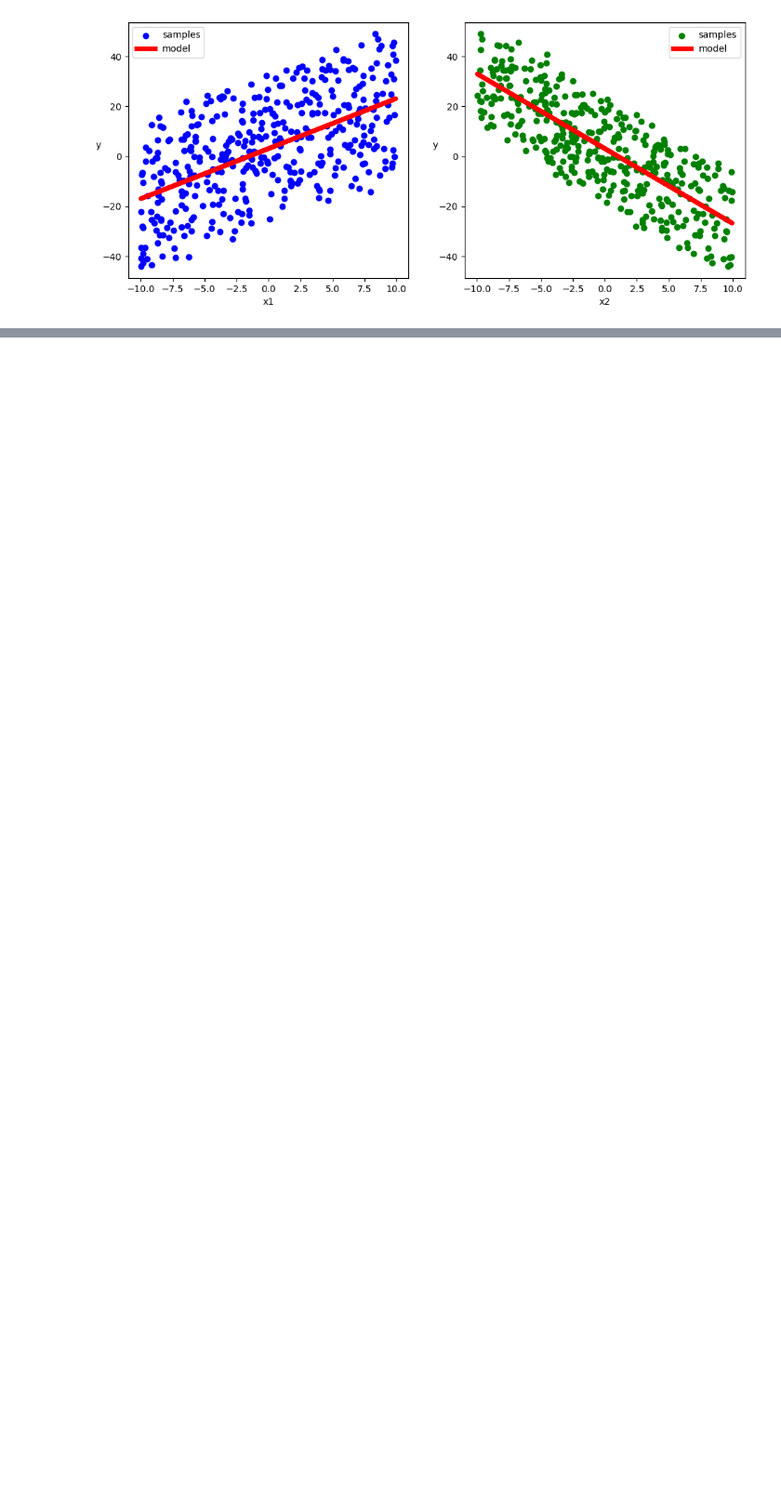
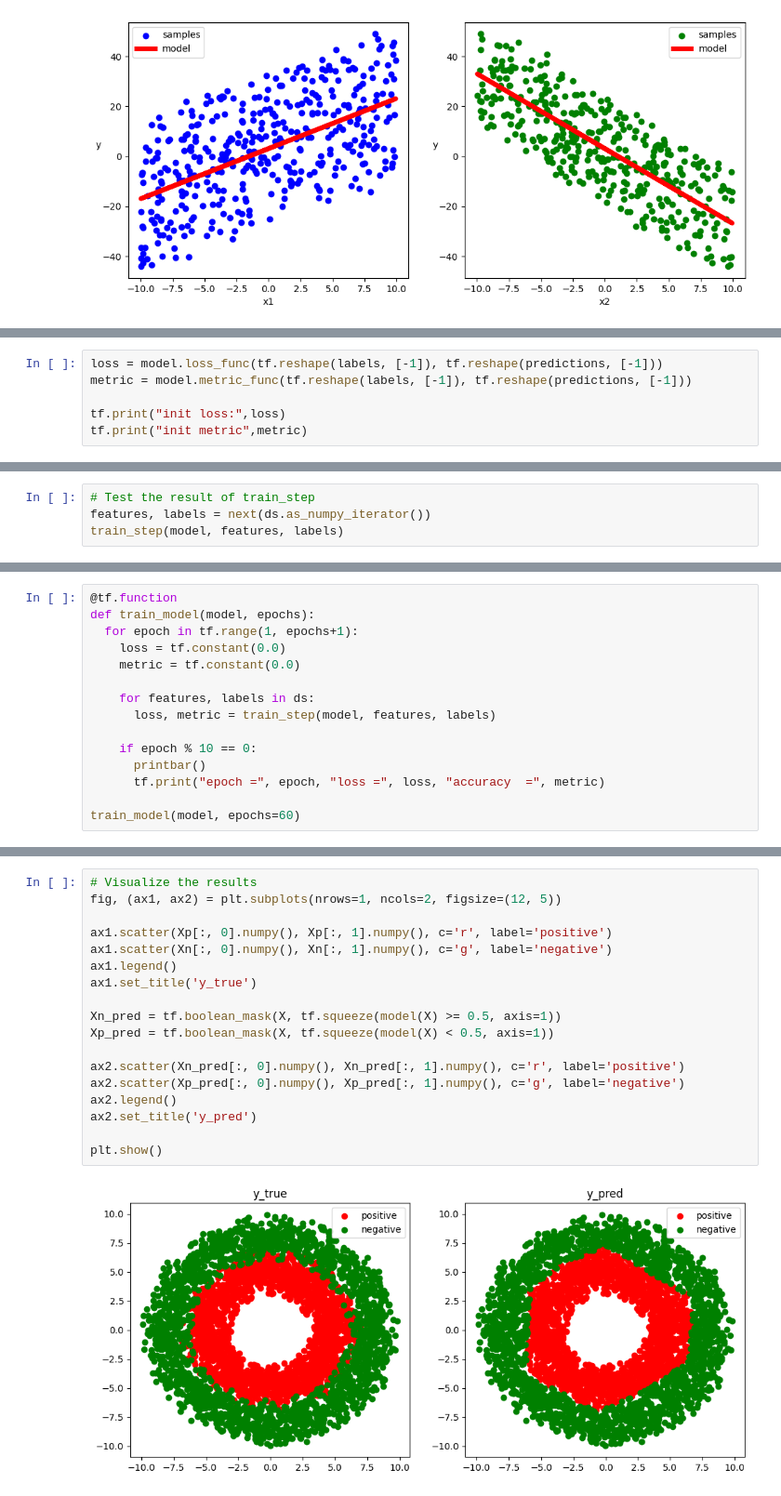
Before and after one commit to Anjasfedo/Learning-TensorFlow, a Jupyter notebook: eat_tensorflow2_in_30_days/Chapter3_2.ipynb, the cells around one changed output, grey strips where cells are left out. Shown at 93% size. Drawn from its saved outputs; the diff is of its cells as text; blank space fills up the shorter version.

```diff
--- a/eat_tensorflow2_in_30_days/Chapter3_2.ipynb
+++ b/eat_tensorflow2_in_30_days/Chapter3_2.ipynb
@@ -156,0 +227,6 @@ plt.show()
+# %%
+loss = model.loss_func(tf.reshape(labels, [-1]), tf.reshape(predictions, [-1]))
+metric = model.metric_func(tf.reshape(labels, [-1]), tf.reshape(predictions, [-1]))
+
+tf.print("init loss:",loss)
+tf.print("init metric",metric)
@@ -156,0 +252,4 @@ plt.show()
+# %%
+# Test the result of train_step
+features, labels = next(ds.as_numpy_iterator())
+train_step(model, features, labels)
@@ -156,0 +259,15 @@ plt.show()
+# %%
+@tf.function
+def train_model(model, epochs):
+  for epoch in tf.range(1, epochs+1):
+    loss = tf.constant(0.0)
+    metric = tf.constant(0.0)
+
+    for features, labels in ds:
+      loss, metric = train_step(model, features, labels)
+
+    if epoch % 10 == 0:
+      printbar()
+      tf.print("epoch =", epoch, "loss =", loss, "accuracy  =", metric)
+
+train_model(model, epochs=60)
@@ -156,0 +287,20 @@ plt.show()
+# %%
+# Visualize the results
+fig, (ax1, ax2) = plt.subplots(nrows=1, ncols=2, figsize=(12, 5))
+
+ax1.scatter(Xp[:, 0].numpy(), Xp[:, 1].numpy(), c='r', label='positive')
+ax1.scatter(Xn[:, 0].numpy(), Xn[:, 1].numpy(), c='g', label='negative')
+ax1.legend()
+ax1.set_title('y_true')
+
+Xn_pred = tf.boolean_mask(X, tf.squeeze(model(X) >= 0.5, axis=1))
+Xp_pred = tf.boolean_mask(X, tf.squeeze(model(X) < 0.5, axis=1))
+
+ax2.scatter(Xn_pred[:, 0].numpy(), Xn_pred[:, 1].numpy(), c='r', label='positive')
+ax2.scatter(Xp_pred[:, 0].numpy(), Xp_pred[:, 1].numpy(), c='g', label='negative')
+ax2.legend()
+ax2.set_title('y_pred')
+
+plt.show()
+# %% [output]
+[figure, added]
```
Also changed, not shown: parts of 17 cells of this notebook.
